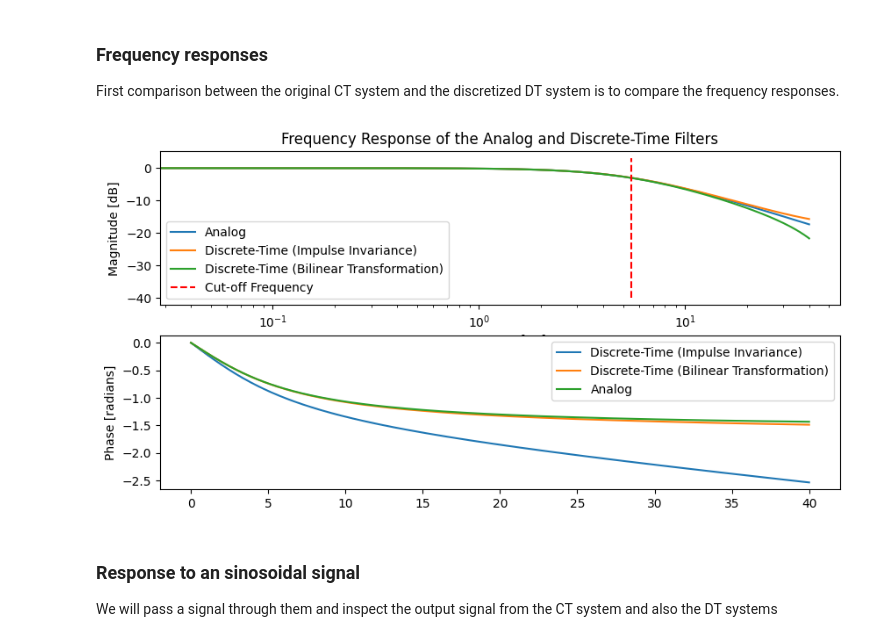
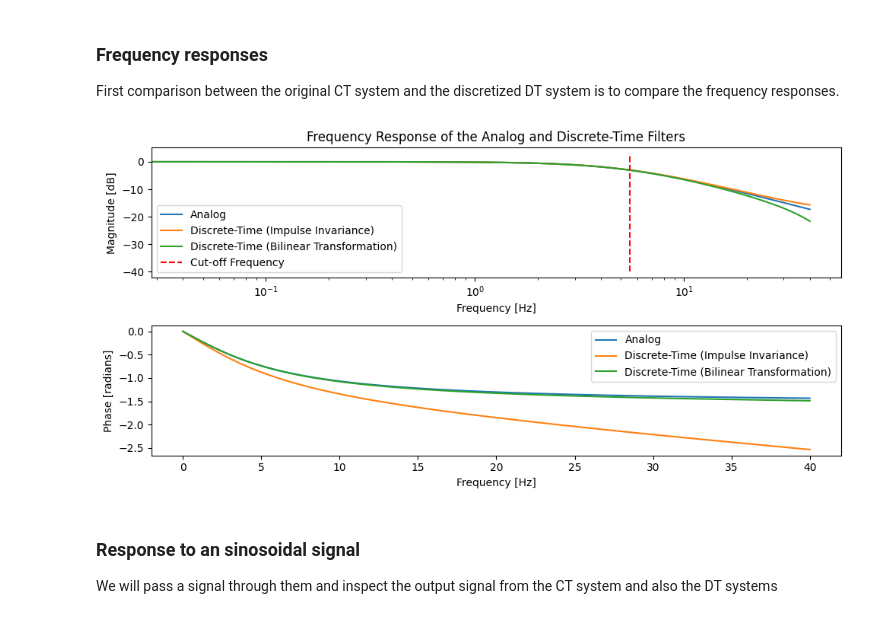
Before and after one commit to AlpSari/time_series_applications, a Jupyter notebook: digital_signal_processing/digital_systems.ipynb, the cells around one changed output. Cells and saved outputs as stored; diff of their text form; code cells hidden in the pictures.

```diff
--- a/digital_signal_processing/digital_systems.ipynb
+++ b/digital_signal_processing/digital_systems.ipynb
@@ -188,21 +188,23 @@ First comparison between the original CT system and the discretized DT system is
 # %%
 fig, (ax1, ax2) = plt.subplots(2, 1, figsize=(10, 5))
 
 ax1.semilogx(w_ct / (2*np.pi), 20 * np.log10(abs(h_ct)), linestyle='-', label='Analog' )
+ax2.plot(w_ct / (2*np.pi), np.unwrap(np.angle(h_ct)), linestyle='-', label='Analog')
 plot_freq_response_dt(ax_mag=ax1, ax_phase=ax2, w=w_dt_impulse_invariance, h=h_dt_impulse_invariance, fs=fs, mag_legend='Discrete-Time (Impulse Invariance)', phase_legend='Discrete-Time (Impulse Invariance)')
 plot_freq_response_dt(ax_mag=ax1, ax_phase=ax2, w=w_dt, h=h_dt, fs=fs, mag_legend='Discrete-Time (Bilinear Transformation)', phase_legend='Discrete-Time (Bilinear Transformation)')
 
 ax1.vlines(cut_off_hz, -40, 3, color='r', linestyle='--', label='Cut-off Frequency')
 ax1.title.set_text('Frequency Response of the Analog and Discrete-Time Filters')
-
-ax2.plot(w_ct / (2*np.pi), np.unwrap(np.angle(h_ct)), linestyle='-', label='Analog')
-ax2.legend()
 ax1.set_xlabel('Frequency [Hz]')
 ax1.set_ylabel('Magnitude [dB]')
+
+ax2.legend()
+ax2.set_xlabel('Frequency [Hz]')
 ax1.legend()
+plt.tight_layout()
 plt.show()
 # %% [output]
-[figure, old version]
+[figure, new version]
 # %% [markdown]
 ### Response to an sinosoidal signal
 
```
Also changed, not shown: parts of 2 cells of this notebook.
